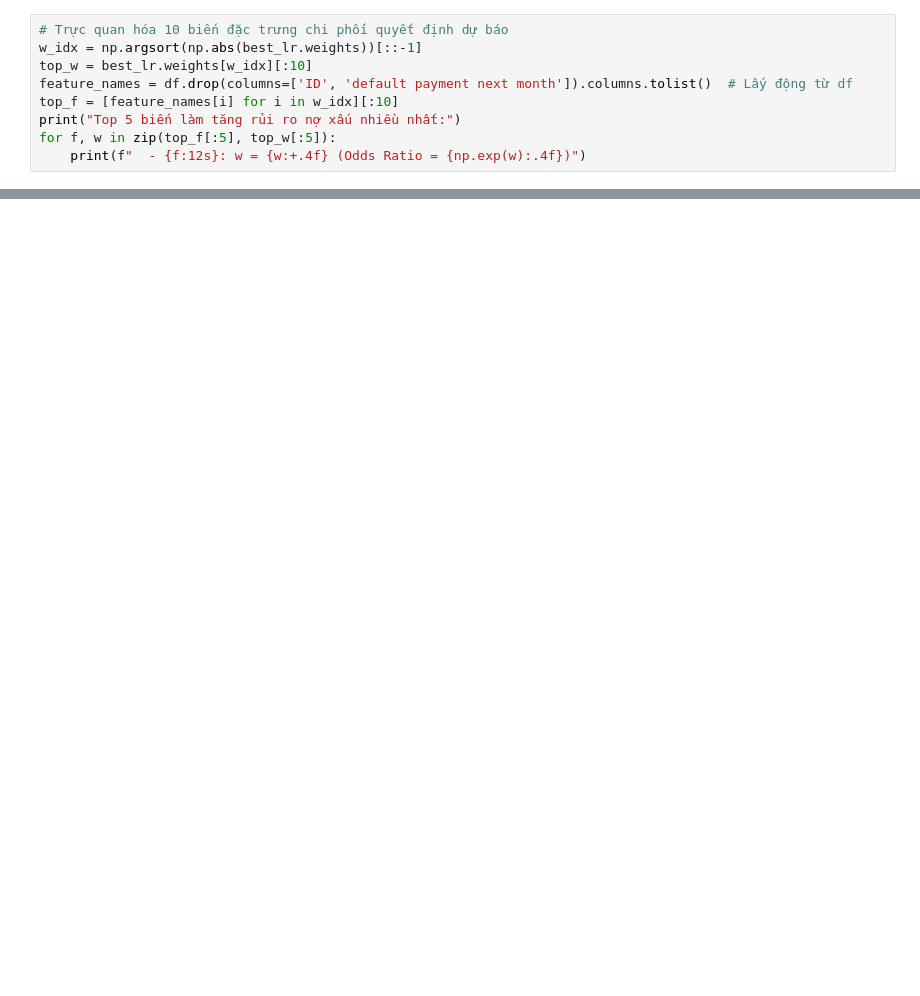
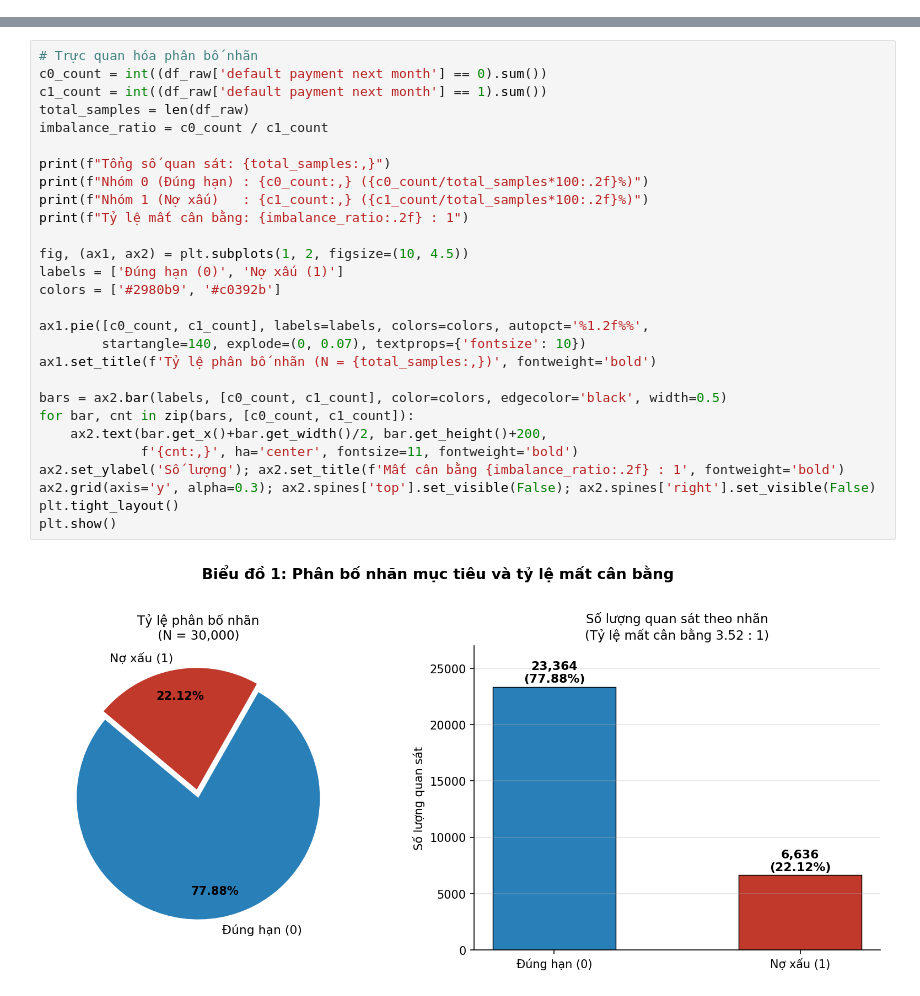
Before and after one commit to nguyenthinhuy04062006-droid/LogR, a Jupyter notebook: credit_card_default_logistic_regression.ipynb, the cells around one changed output, grey strips where cells are left out. Saved outputs shown, nothing was run; the diff lists cells and outputs as text; blank space fills up the shorter version.

```diff
--- a/credit_card_default_logistic_regression.ipynb
+++ b/credit_card_default_logistic_regression.ipynb
@@ -833,9 +0,0 @@ Từ biểu đồ Top 10 đặc trưng hàng đầu:
-# %%
-# Trực quan hóa 10 biến đặc trưng chi phối quyết định dự báo
-w_idx = np.argsort(np.abs(best_lr.weights))[::-1]
-top_w = best_lr.weights[w_idx][:10]
-feature_names = df.drop(columns=['ID', 'default payment next month']).columns.tolist()  # Lấy động từ df
-top_f = [feature_names[i] for i in w_idx][:10]
-print("Top 5 biến làm tăng rủi ro nợ xấu nhiều nhất:")
-for f, w in zip(top_f[:5], top_w[:5]):
-    print(f"  - {f:12s}: w = {w:+.4f} (Odds Ratio = {np.exp(w):.4f})")
@@ -1388,0 +87,30 @@ Nghiên cứu đã hoàn thành xuất sắc mục tiêu xây dựng một quy t
+# %%
+# Trực quan hóa phân bố nhãn
+c0_count = int((df_raw['default payment next month'] == 0).sum())
+c1_count = int((df_raw['default payment next month'] == 1).sum())
+total_samples = len(df_raw)
+imbalance_ratio = c0_count / c1_count
+
+print(f"Tổng số quan sát: {total_samples:,}")
+print(f"Nhóm 0 (Đúng hạn) : {c0_count:,} ({c0_count/total_samples*100:.2f}%)")
+print(f"Nhóm 1 (Nợ xấu)   : {c1_count:,} ({c1_count/total_samples*100:.2f}%)")
+print(f"Tỷ lệ mất cân bằng: {imbalance_ratio:.2f} : 1")
+
+fig, (ax1, ax2) = plt.subplots(1, 2, figsize=(10, 4.5))
+labels = ['Đúng hạn (0)', 'Nợ xấu (1)']
+colors = ['#2980b9', '#c0392b']
+
+ax1.pie([c0_count, c1_count], labels=labels, colors=colors, autopct='%1.2f%%',
+        startangle=140, explode=(0, 0.07), textprops={'fontsize': 10})
+ax1.set_title(f'Tỷ lệ phân bố nhãn (N = {total_samples:,})', fontweight='bold')
+
+bars = ax2.bar(labels, [c0_count, c1_count], color=colors, edgecolor='black', width=0.5)
+for bar, cnt in zip(bars, [c0_count, c1_count]):
+    ax2.text(bar.get_x()+bar.get_width()/2, bar.get_height()+200,
+             f'{cnt:,}', ha='center', fontsize=11, fontweight='bold')
+ax2.set_ylabel('Số lượng'); ax2.set_title(f'Mất cân bằng {imbalance_ratio:.2f} : 1', fontweight='bold')
+ax2.grid(axis='y', alpha=0.3); ax2.spines['top'].set_visible(False); ax2.spines['right'].set_visible(False)
+plt.tight_layout()
+plt.show()
+# %% [output]
+[figure, added]
```
Also changed, not shown: parts of 98 cells of this notebook, 13 other files.
